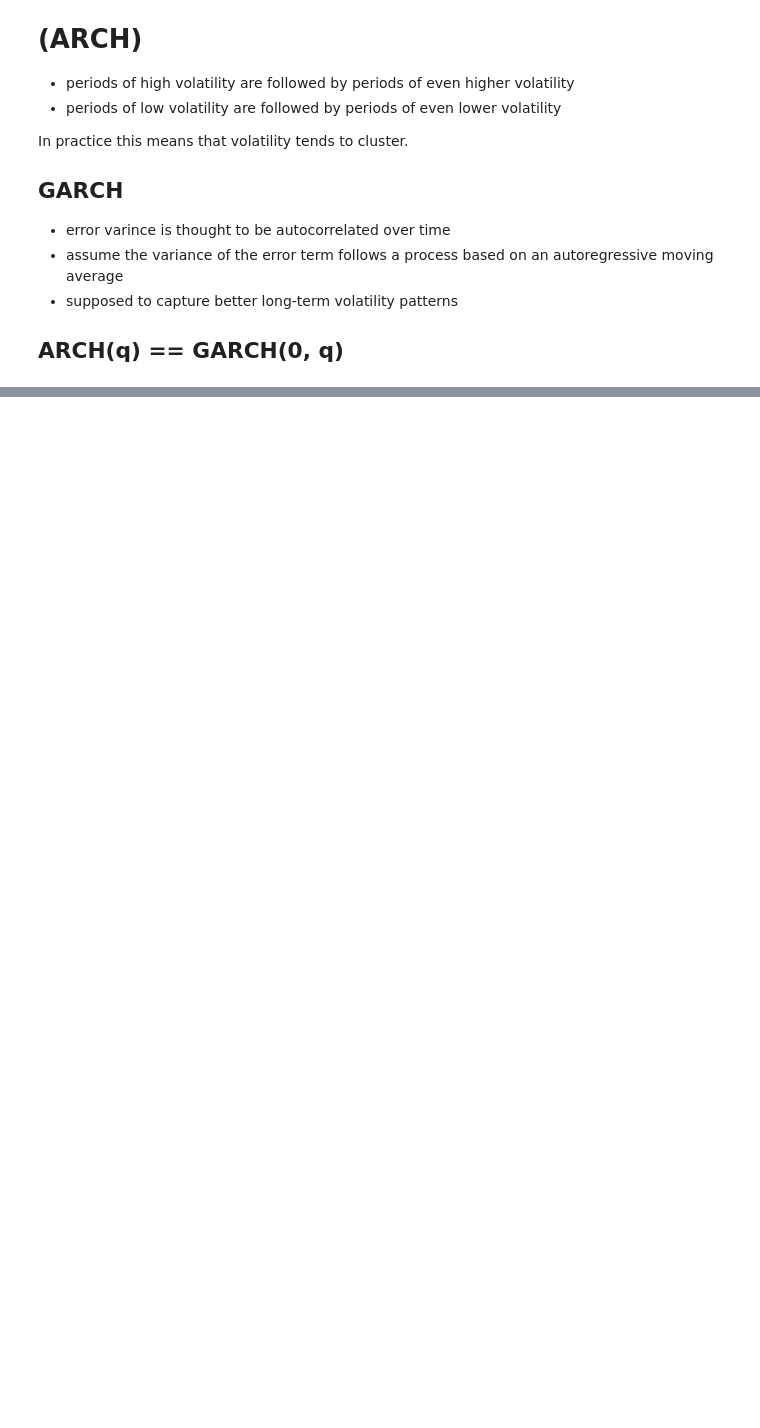
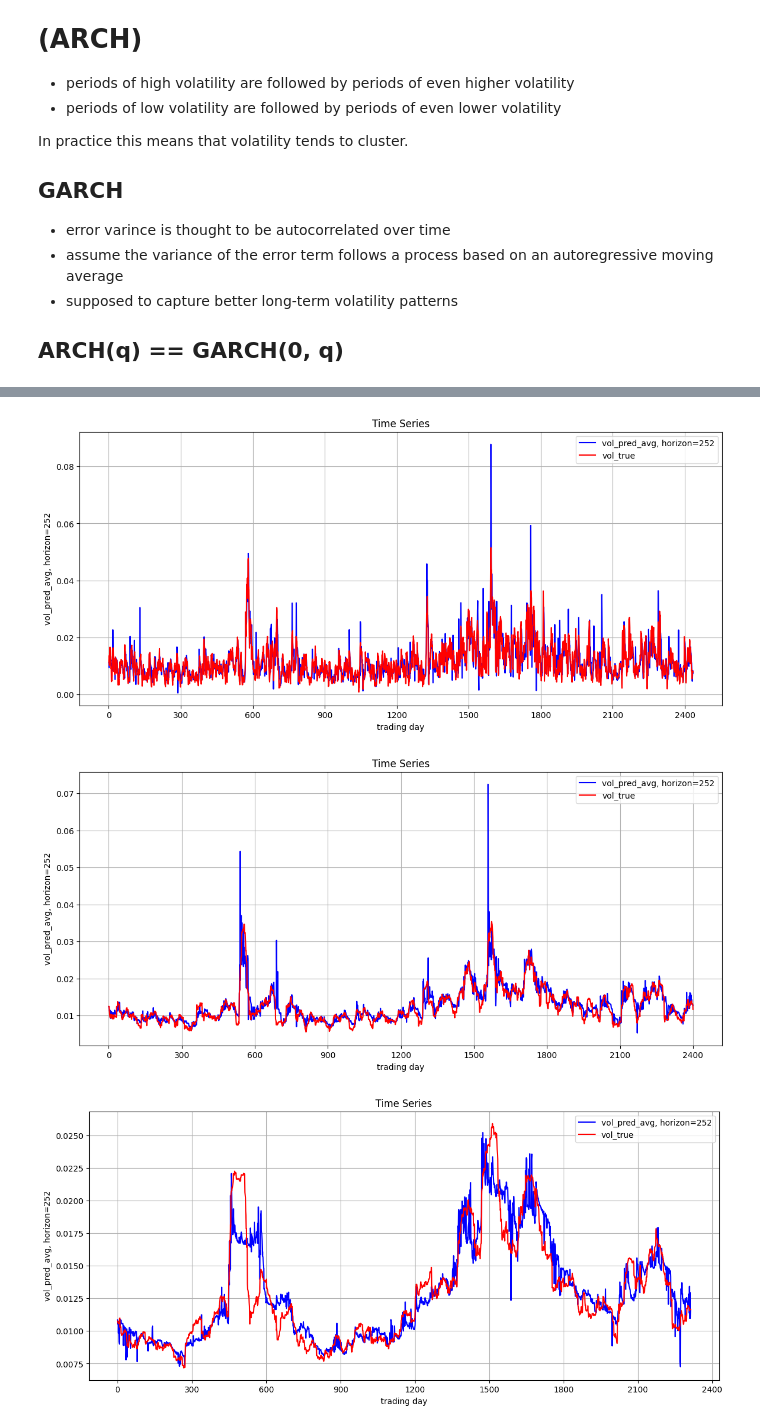
Before and after one commit to panstenos/Commodity-Optionality-Pricing-UCL-Dissertation, a Jupyter notebook: Volatility Models/arch_family.ipynb, the cells around one changed output, grey strips where cells are left out. Saved outputs shown, nothing was run; the diff lists cells and outputs as text; code cells hidden in the pictures; blank space fills up the shorter version.

```diff
--- a/Volatility Models/arch_family.ipynb
+++ b/Volatility Models/arch_family.ipynb
@@ -75,0 +486,8 @@ plt.show()
+# %%
+for cn, (key, item) in zip(horizon_char, avg_pred_volatilities.items()):
+    ax = line_plot(df['date'][context_window:], item, f'vol_pred_avg, horizon={horizon_pred}', show=False)
+    _ = line_plot(df['date'][context_window:], df[f'{cn}_vol'][2*key:], 'vol_true', linecolor='red', ax=ax, show=True)
+# %% [output]
+[figure, added]
+[figure, added]
+[figure, added]
```
Also changed, not shown: parts of 29 cells of this notebook, 20 other files.
